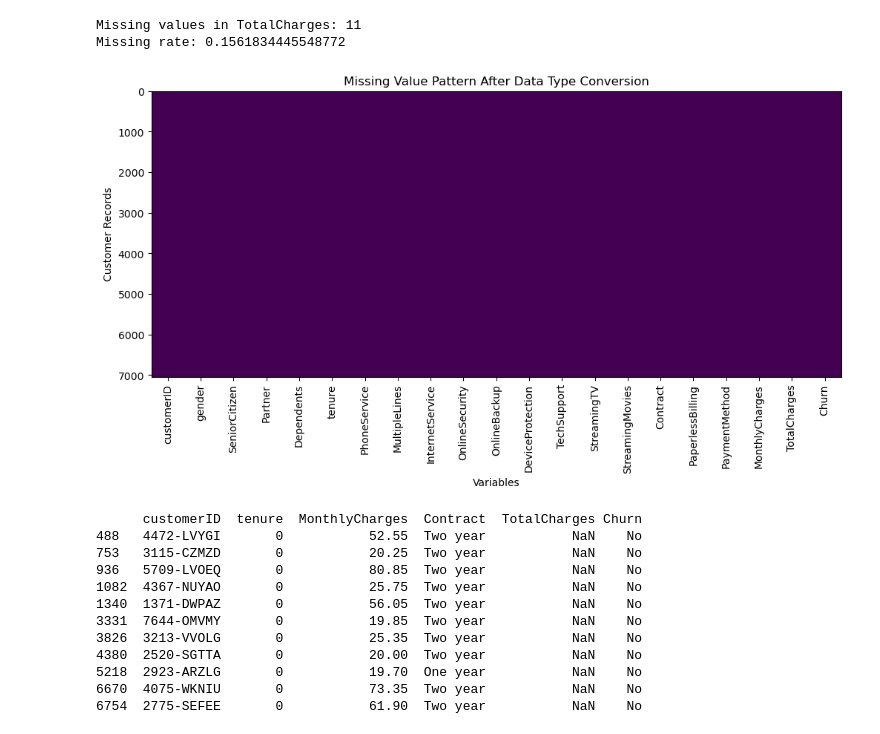
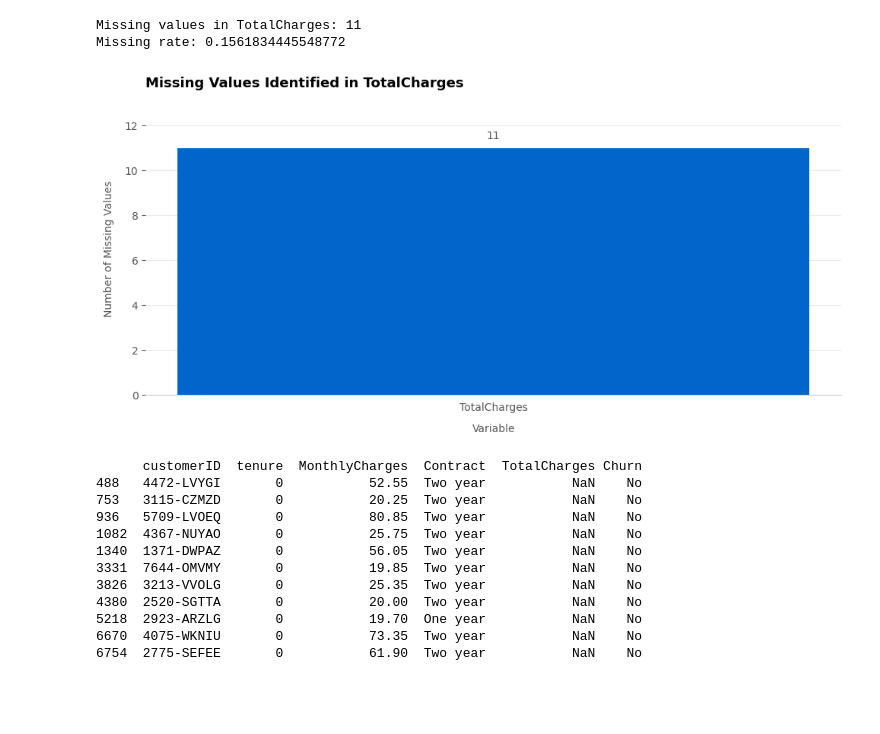
Before and after one commit to liewzxtarumt/john-ds, a Jupyter notebook: Telcom Customer Churn.ipynb, the cells around one changed output. Saved outputs shown, nothing was run; the diff lists cells and outputs as text; code cells hidden in the pictures; blank space fills up the shorter version.

```diff
--- a/Telcom Customer Churn.ipynb
+++ b/Telcom Customer Churn.ipynb
@@ -316,30 +316,64 @@ print("Missing rate:",
 Missing values in TotalCharges: 11
 Missing rate: 0.1561834445548772
 # %%
-# Missing value heatmap
-missing_matrix = df.isnull()
+import matplotlib.pyplot as plt
+import pandas as pd
 
-plt.figure(figsize=(12, 5))
+df["TotalCharges"] = pd.to_numeric(df["TotalCharges"], errors="coerce")
 
-plt.imshow(
-    missing_matrix,
-    aspect='auto',
-    interpolation='none'
+missing_counts = df.isnull().sum()
+missing_filtered = missing_counts[missing_counts > 0]
+
+plt.figure(figsize=(10, 5), facecolor="white")
+ax = plt.gca()
+
+ax.set_axisbelow(True)
+
+bars = ax.bar(
+    missing_filtered.index,
+    missing_filtered.values,
+    color="#0066CC",
+    width=0.8,
 )
 
-plt.title("Missing Value Pattern After Data Type Conversion")
-plt.xlabel("Variables")
-plt.ylabel("Customer Records")
+for bar in bars:
+    yval = bar.get_height()
+    ax.text(
+        bar.get_x() + bar.get_width() / 2,
+        yval + 0.3,
+        f"{int(yval)}",
+        ha="center",
+        va="bottom",
+        fontsize=10,
+        color="#555555",
+    )
 
-plt.xticks(
-    range(len(df.columns)),
-    df.columns,
-    rotation=90
+ax.set_title(
+    "Missing Values Identified in TotalCharges",
+    loc="left",
+    fontsize=13,
+    fontweight="bold",
+    pad=15,
+)
+ax.set_xlabel("Variable", fontsize=10, labelpad=10, color="#555555")
+ax.set_ylabel(
+    "Number of Missing Values", fontsize=10, labelpad=10, color="#555555"
 )
 
+ax.set_ylim(0, max(missing_filtered.values) + 2)
+
+ax.grid(axis="y", linestyle="-", color="#E5E5E5", alpha=0.8)
+
+ax.spines["top"].set_visible(False)
+ax.spines["right"].set_visible(False)
+ax.spines["left"].set_visible(False)
+ax.spines["bottom"].set_color("#CCCCCC")
+ax.tick_params(colors="#555555", bottom=False)
+
+plt.tight_layout()
 plt.show()
 # %% [output]
-[figure, old version]
+[figure, new version]
 # %%
 # Identify records with missing TotalCharges
 missing_records = df[df['TotalCharges'].isnull()]
```
Also changed, not shown: parts of 7 cells of this notebook.
